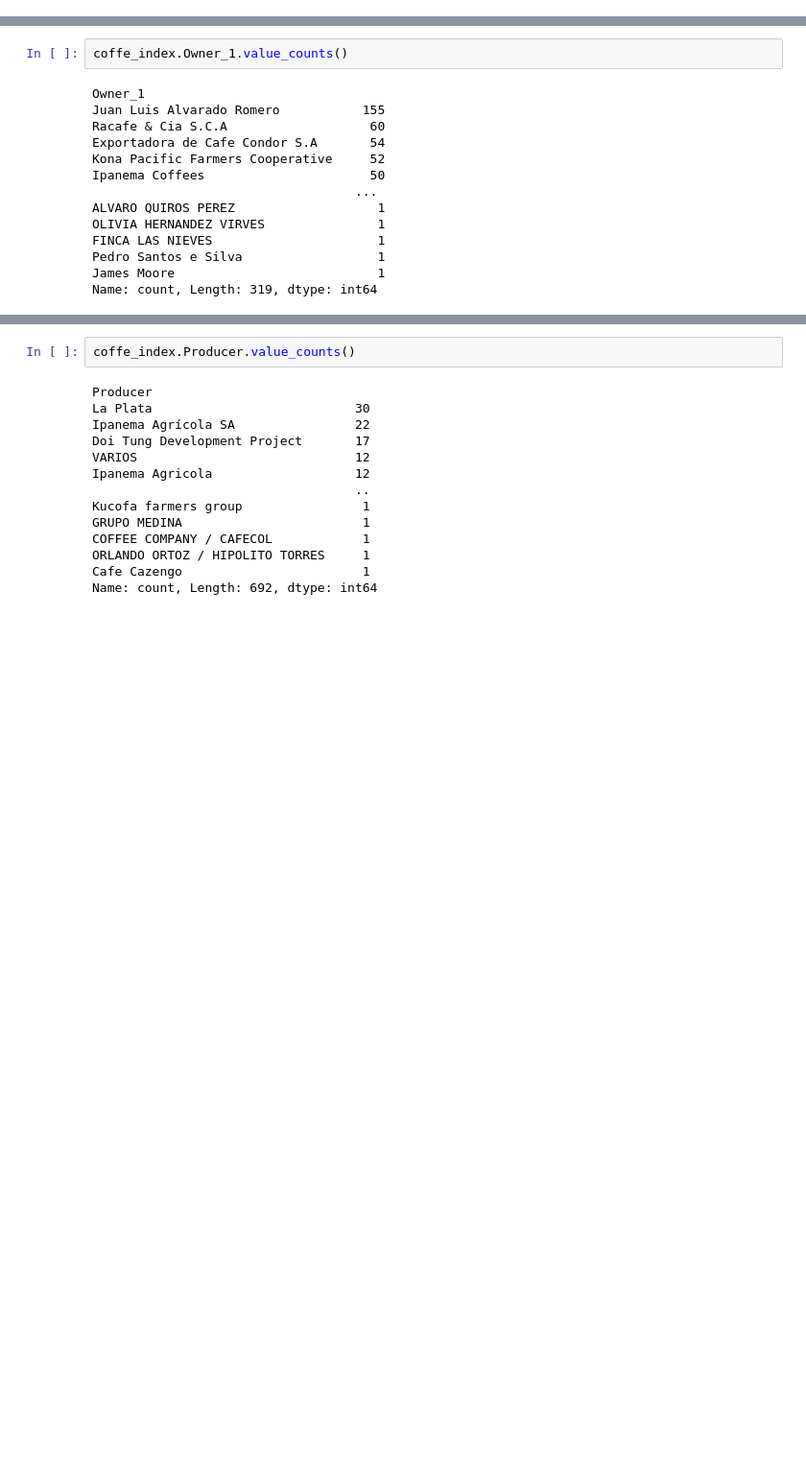
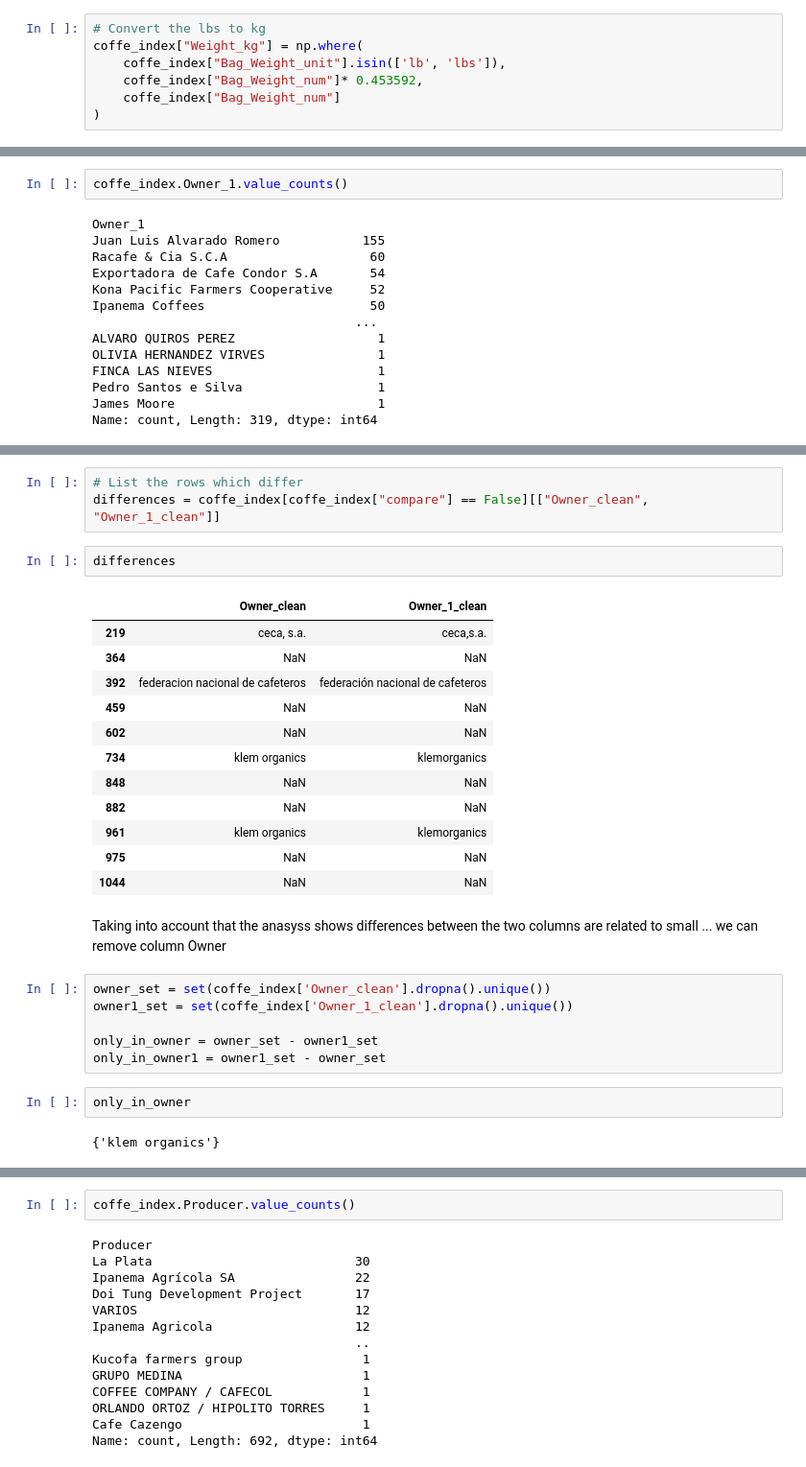
Before and after one commit to i11g/Data-Tidying, a Jupyter notebook: Data Tidying and Cleaning Lab.ipynb, the cells around one changed output, grey strips where cells are left out. Shown: that part at 96% size. Drawn from its saved outputs; the diff is of its cells as text; blank space fills up the shorter version.

```diff
--- a/Data Tidying and Cleaning Lab.ipynb
+++ b/Data Tidying and Cleaning Lab.ipynb
@@ -87,0 +183,7 @@ Name: count, dtype: int64
+# %%
+# Convert the lbs to kg
+coffe_index["Weight_kg"] = np.where(
+    coffe_index["Bag_Weight_unit"].isin(['lb', 'lbs']),
+    coffe_index["Bag_Weight_num"]* 0.453592,
+    coffe_index["Bag_Weight_num"]
+)
@@ -177,0 +380,31 @@ Name: count, Length: 319, dtype: int64
+# %%
+# List the rows which differ
+differences = coffe_index[coffe_index["compare"] == False][["Owner_clean", "Owner_1_clean"]]
+# %%
+differences
+# %% [output]
+|  | Owner_clean | Owner_1_clean |
+| 219 | ceca, s.a. | ceca,s.a. |
+| 364 | NaN | NaN |
+| 392 | federacion nacional de cafeteros | federación nacional de cafeteros |
+| 459 | NaN | NaN |
+| 602 | NaN | NaN |
+| 734 | klem organics | klemorganics |
+| 848 | NaN | NaN |
+| 882 | NaN | NaN |
+| 961 | klem organics | klemorganics |
+| 975 | NaN | NaN |
+| 1044 | NaN | NaN |
+# %% [markdown]
+Taking into account that the anasyss shows differences between the two columns are
+related to small ... we can remove column Owner
+# %%
+owner_set = set(coffe_index['Owner_clean'].dropna().unique())
+owner1_set = set(coffe_index['Owner_1_clean'].dropna().unique())
+
+only_in_owner = owner_set - owner1_set
+only_in_owner1 = owner1_set - owner_set
+# %%
+only_in_owner
+# %% [output]
+{'klem organics'}
```
Also changed, not shown: parts of 32 cells of this notebook, 1 other file.
